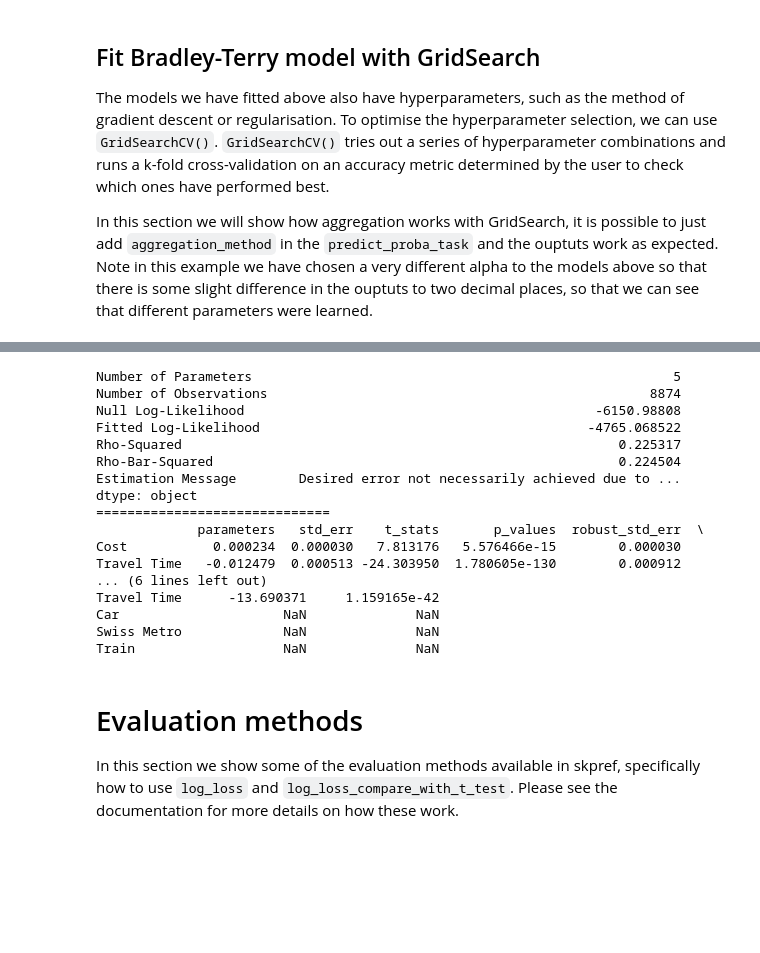
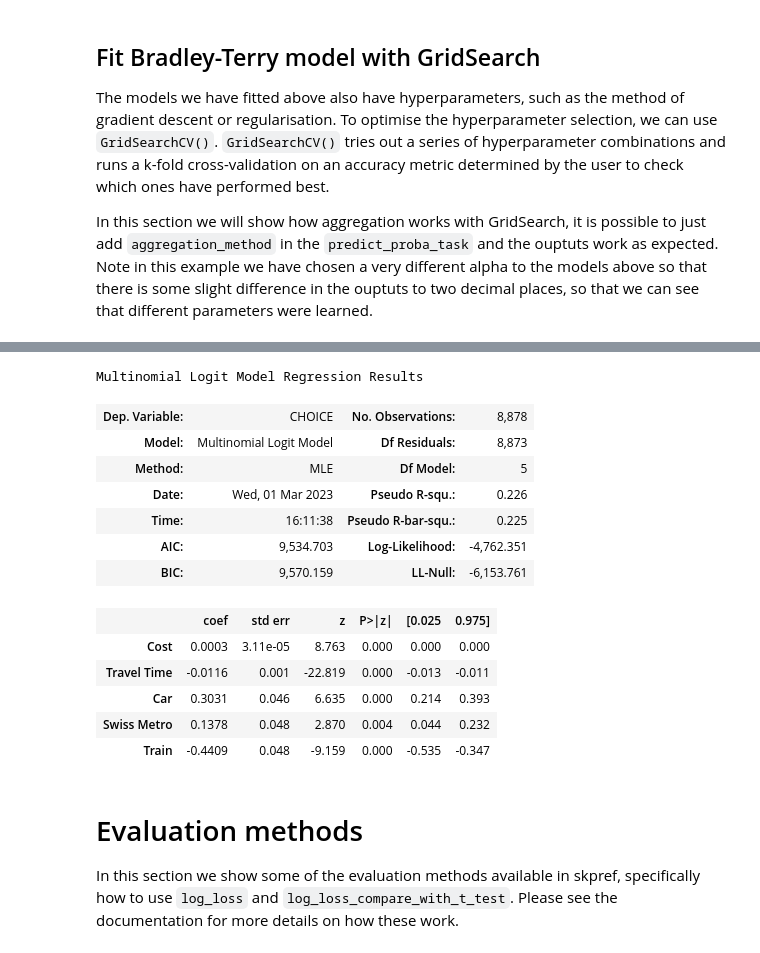
Before and after one commit to skpref/skpref, a Jupyter notebook: source/swissmetro_discrete_choice.ipynb, the cells around one changed output, grey strips where cells are left out. Drawn from its saved outputs; the diff is of its cells as text; code cells hidden in the pictures; blank space fills up the shorter version.

```diff
--- a/source/swissmetro_discrete_choice.ipynb
+++ b/source/swissmetro_discrete_choice.ipynb
@@ -378,23 +384,20 @@ Car          [0.3  0.   0.22 ... 0.5  0.53 0.17]
 # %%
-gs_bt.best_estimator_.bt_with_feats.print_summaries()
+gs_bt.best_estimator_.bt_with_feats.get_statsmodels_summary()
 # %% [output]
-Number of Parameters                                                      5
-Number of Observations                                                 8874
-Null Log-Likelihood                                             -6150.98808
-Fitted Log-Likelihood                                          -4765.068522
-Rho-Squared                                                        0.225317
-Rho-Bar-Squared                                                    0.224504
-Estimation Message        Desired error not necessarily achieved due to ...
-dtype: object
-==============================
-             parameters   std_err    t_stats       p_values  robust_std_err  \
-Cost           0.000234  0.000030   7.813176   5.576466e-15        0.000030
-Travel Time   -0.012479  0.000513 -24.303950  1.780605e-130        0.000912
-... (6 lines left out)
-Travel Time      -13.690371     1.159165e-42
-Car                     NaN              NaN
-Swiss Metro             NaN              NaN
-Train                   NaN              NaN
+Multinomial Logit Model Regression Results
+| Dep. Variable: | CHOICE | No. Observations: | 8,878 |
+| Model: | Multinomial Logit Model | Df Residuals: | 8,873 |
+| Method: | MLE | Df Model: | 5 |
+| Date: | Wed, 01 Mar 2023 | Pseudo R-squ.: | 0.226 |
+| Time: | 16:11:38 | Pseudo R-bar-squ.: | 0.225 |
+| AIC: | 9,534.703 | Log-Likelihood: | -4,762.351 |
+| BIC: | 9,570.159 | LL-Null: | -6,153.761 |
+|  | coef | std err | z | P>|z| | [0.025 | 0.975] |
+| Cost | 0.0003 | 3.11e-05 | 8.763 | 0.000 | 0.000 | 0.000 |
+| Travel Time | -0.0116 | 0.001 | -22.819 | 0.000 | -0.013 | -0.011 |
+| Car | 0.3031 | 0.046 | 6.635 | 0.000 | 0.214 | 0.393 |
+| Swiss Metro | 0.1378 | 0.048 | 2.870 | 0.004 | 0.044 | 0.232 |
+| Train | -0.4409 | 0.048 | -9.159 | 0.000 | -0.535 | -0.347 |
 # %% [markdown]
 # Evaluation methods
 In this section we show some of the evaluation methods available in skpref, specifically how to use `log_loss` and `log_loss_compare_with_t_test`. Please see the documentation for more details on how these work.
```
Also changed, not shown: parts of 10 cells of this notebook, 2 other files.
